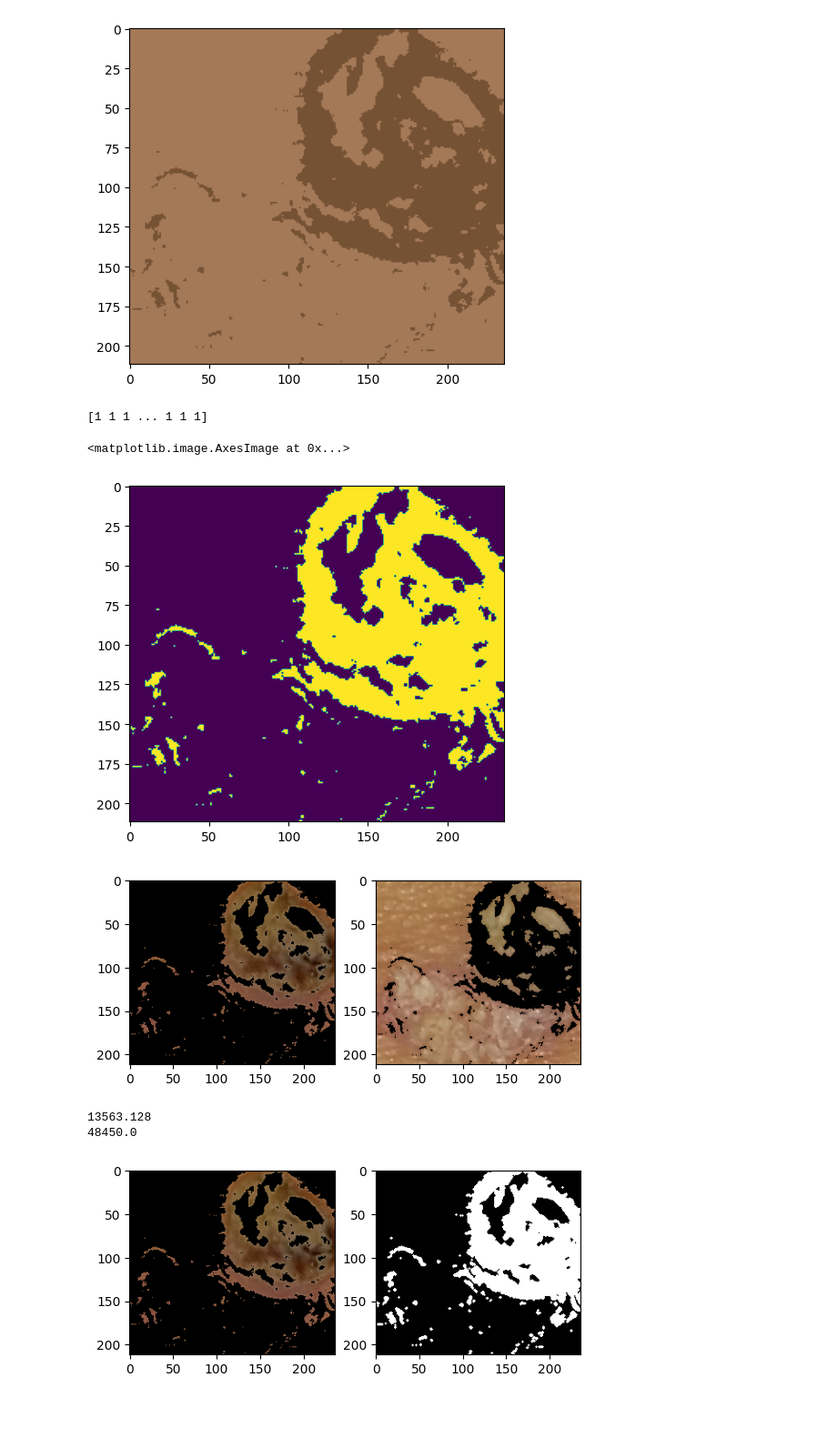
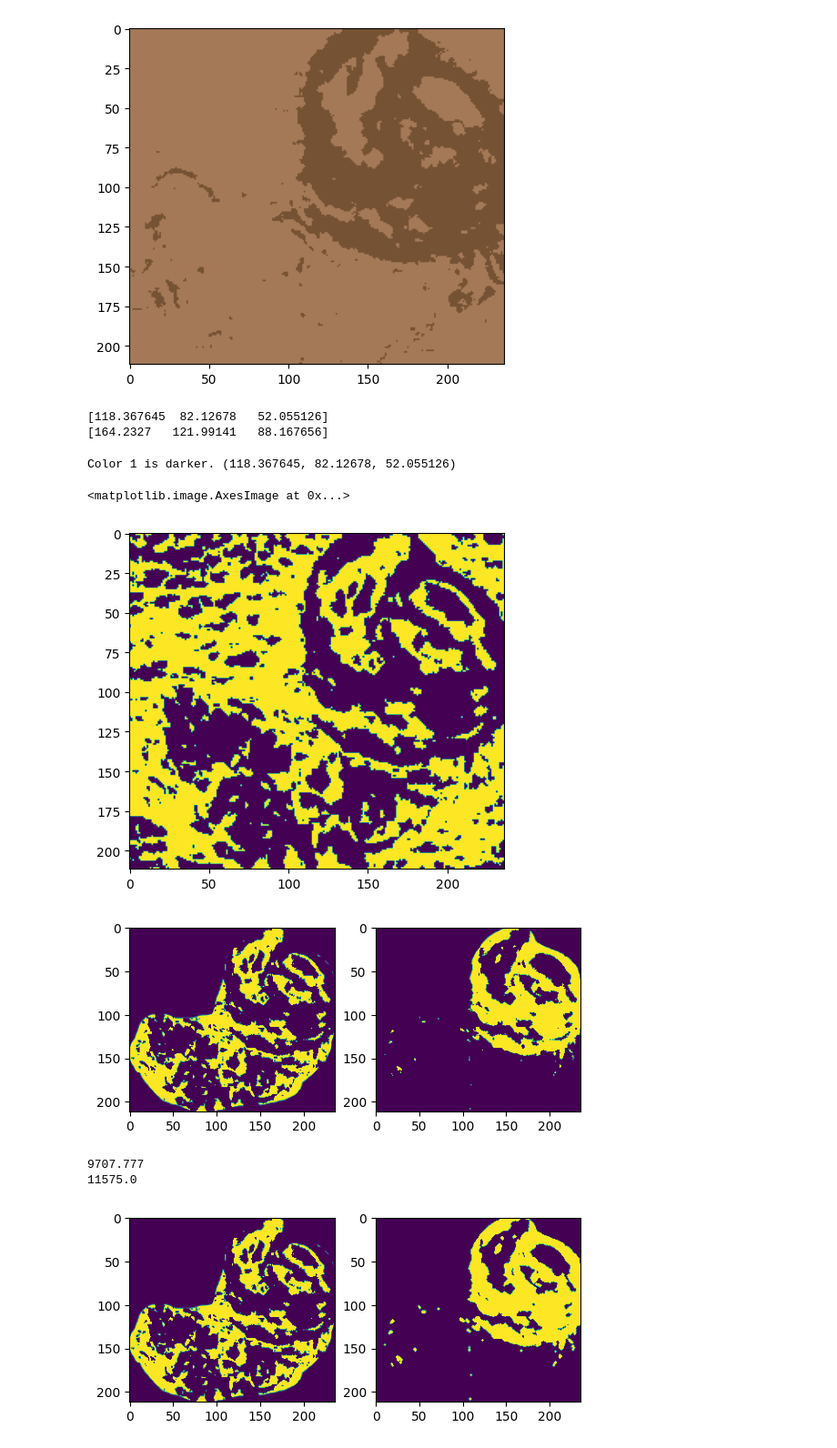
Before and after one commit to kjaer5555/mdasm-2024, a Jupyter notebook: APN.ipynb, the cells around one changed output. Shown at 91% size. Saved outputs shown, nothing was run; the diff lists cells and outputs as text; code cells hidden in the pictures; blank space fills up the shorter version.

```diff
--- a/APN.ipynb
+++ b/APN.ipynb
@@ -31,6 +30,7 @@ max_x = max(lesion_coords[0])
 min_y = min(lesion_coords[1])
 max_y = max(lesion_coords[1])
 cropped_lesion = rgb_img[min_x:max_x,min_y:max_y]
+cropped_lesion_mask=mask[min_x:max_x,min_y:max_y]
 image_shape=cropped_lesion.shape[:2]
 plt.imshow(cropped_lesion)
 # %% [output]
@@ -53,42 +53,62 @@ plt.imshow(my_result)
 # %% [output]
 <matplotlib.image.AxesImage at 0x...>
 [figure]
+# %%
+centroids = k_clust.cluster_centers_
+#print(centroids[0])
+for i in centroids:
+    print(i*255)
+# %% [output]
+[118.367645  82.12678   52.055126]
+[164.2327   121.99141   88.167656]
+# %%
+def is_darker(color1, color2):
+    # Convert colors to grayscale
+    gray1 = 0.299 * color1[0] + 0.587 * color1[1] + 0.114 * color1[2]
+    gray2 = 0.299 * color2[0] + 0.587 * color2[1] + 0.114 * color2[2]
+
+    # Compare grayscale values
+    return gray1 < gray2
+
+if is_darker(tuple(centroids[0]), tuple(centroids[1])):
+    print("Color 1 is darker.", tuple(centroids[0]*255))
+else:
+    print("Color 2 is darker.",tuple(centroids[1]*255))
+# %% [output]
+Color 1 is darker. (118.367645, 82.12678, 52.055126)
 # %%
-a=k_clust.cluster_centers_[segmentation_labels]
-print(segmentation_labels)
-a=a.reshape(cropped_lesion.shape)
-label_image = segmentation_labels.reshape(cropped_lesion.shape[:2])
+label_image = segmentation_labels.reshape(cropped_lesion_mask.shape[:2])
 plt.imshow(label_image==0)
-cluster_image_1 = np.zeros_like(cropped_lesion)
-cluster_image_2 = np.zeros_like(cropped_lesion)
+cluster_image_1 = np.zeros_like(cropped_lesion_mask)
+cluster_image_2 = np.zeros_like(cropped_lesion_mask)
 #cl1= cropped_lesion[label_image==0]
-cluster_image_1[label_image == 0] = cropped_lesion[label_image == 0]
-cluster_image_2[label_image == 1] = cropped_lesion[label_image == 1]
+cluster_image_1[label_image == 0] = cropped_lesion_mask[label_image == 0]
+cluster_image_2[label_image == 1] = cropped_lesion_mask[label_image == 1]
 #cl2 = cropped_lesion[label_image == 1]
 
 f, axarr = plt.subplots(1,2)
 axarr[0].imshow(cluster_image_1)
 axarr[1].imshow(cluster_image_2)
 # %% [output]
-[1 1 1 ... 1 1 1]
+<matplotlib.image.AxesImage at 0x...>
-<matplotlib.image.AxesImage at 0x...>
-[figure, old version]
+[figure, new version]
-[figure, old version]
+[figure, new version]
 # %%
 from skimage import morphology
 
+
 # Use this "brush" to erode the image - eat away at the borders
-cl1_dilated=np.zeros_like(cropped_lesion)
-dilate = morphology.binary_dilation(cluster_image_1, out=cl1_dilated, mode='min')
+cl1_dilated=np.zeros_like(cropped_lesion_mask)
+dilate = morphology.binary_dilation(cluster_image_2, out=cl1_dilated, mode='min')
 
 f, axarr = plt.subplots(1,2)
 axarr[0].imshow(cluster_image_1)
 axarr[1].imshow(cl1_dilated)
 
-print(np.sum(cluster_image_1))
+print(np.sum(cluster_image_2))
 print(np.sum(cl1_dilated))
 # %% [output]
-13563.128
-48450.0
+9707.777
+11575.0
-[figure, old version]
+[figure, new version]
 # %%
```
Also changed, not shown: parts of 4 cells of this notebook.
